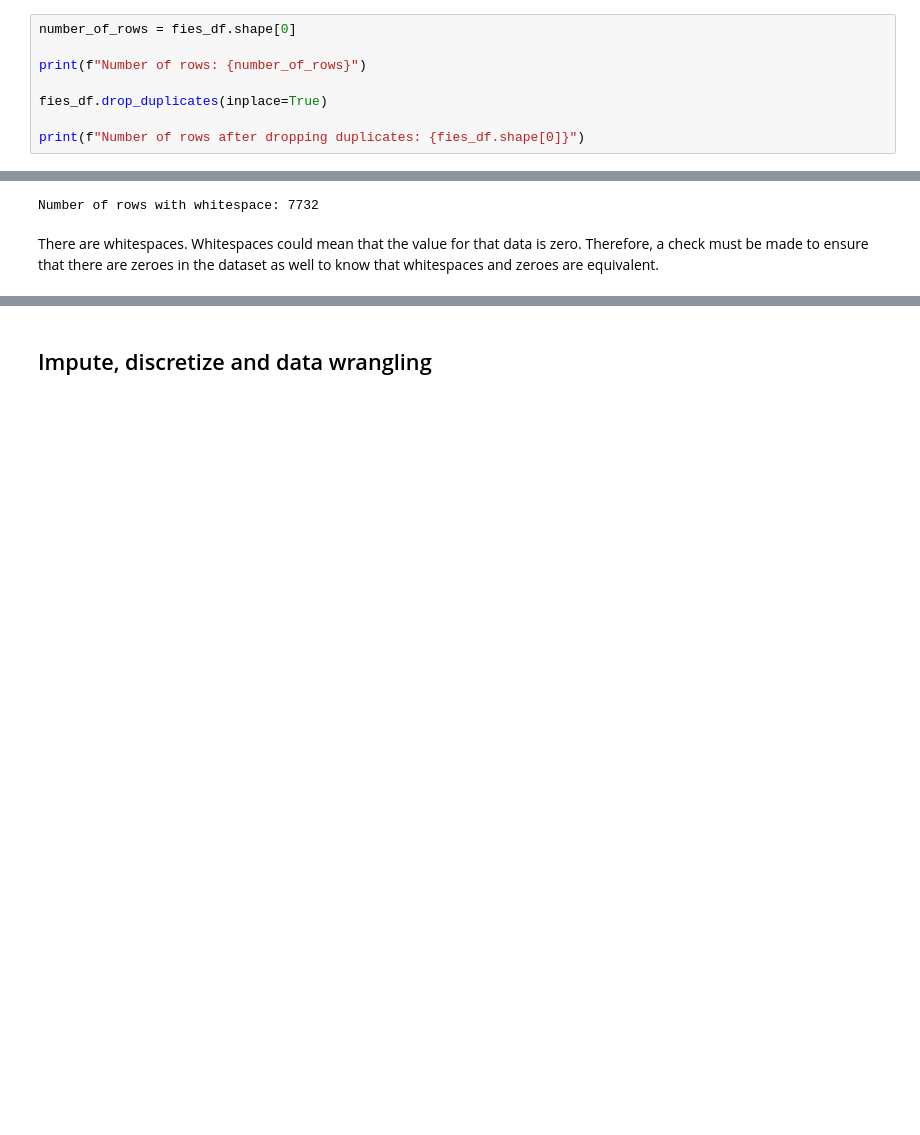
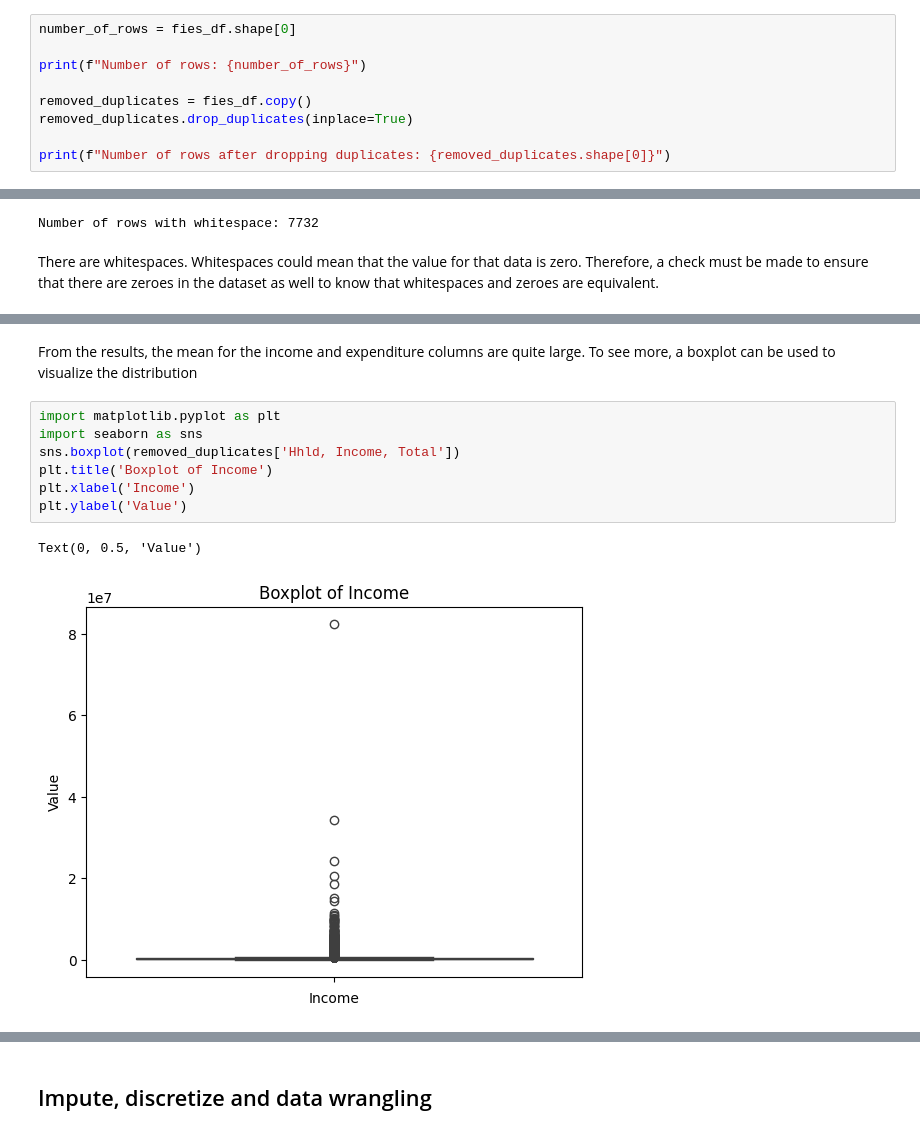
Before and after one commit to angelodelapaz/DataMiningPrelims, a Jupyter notebook: notebooks/01-EDA.ipynb, the cells around one changed output, grey strips where cells are left out. Cells and saved outputs as stored; diff of their text form; blank space fills up the shorter version.

```diff
--- a/notebooks/01-EDA.ipynb
+++ b/notebooks/01-EDA.ipynb
@@ -188,9 +188,10 @@ number_of_rows = fies_df.shape[0]
 
 print(f"Number of rows: {number_of_rows}")
 
-fies_df.drop_duplicates(inplace=True)
+removed_duplicates = fies_df.copy()
+removed_duplicates.drop_duplicates(inplace=True)
 
-print(f"Number of rows after dropping duplicates: {fies_df.shape[0]}")
+print(f"Number of rows after dropping duplicates: {removed_duplicates.shape[0]}")
 # %% [output]
 Number of rows: 163268
 Number of rows after dropping duplicates: 163268
@@ -225,0 +254,12 @@ print(fies_df['Total Household Disbursements'].value_counts().where(fies_df['Tot
+# %% [markdown]
+From the results, the mean for the income and expenditure columns are quite large. To see more, a boxplot can be used to visualize the distribution
+# %%
+import matplotlib.pyplot as plt
+import seaborn as sns
+sns.boxplot(removed_duplicates['Hhld, Income, Total'])
+plt.title('Boxplot of Income')
+plt.xlabel('Income')
+plt.ylabel('Value')
+# %% [output]
+Text(0, 0.5, 'Value')
+[figure, added]
```
Also changed, not shown: parts of 20 cells of this notebook.
